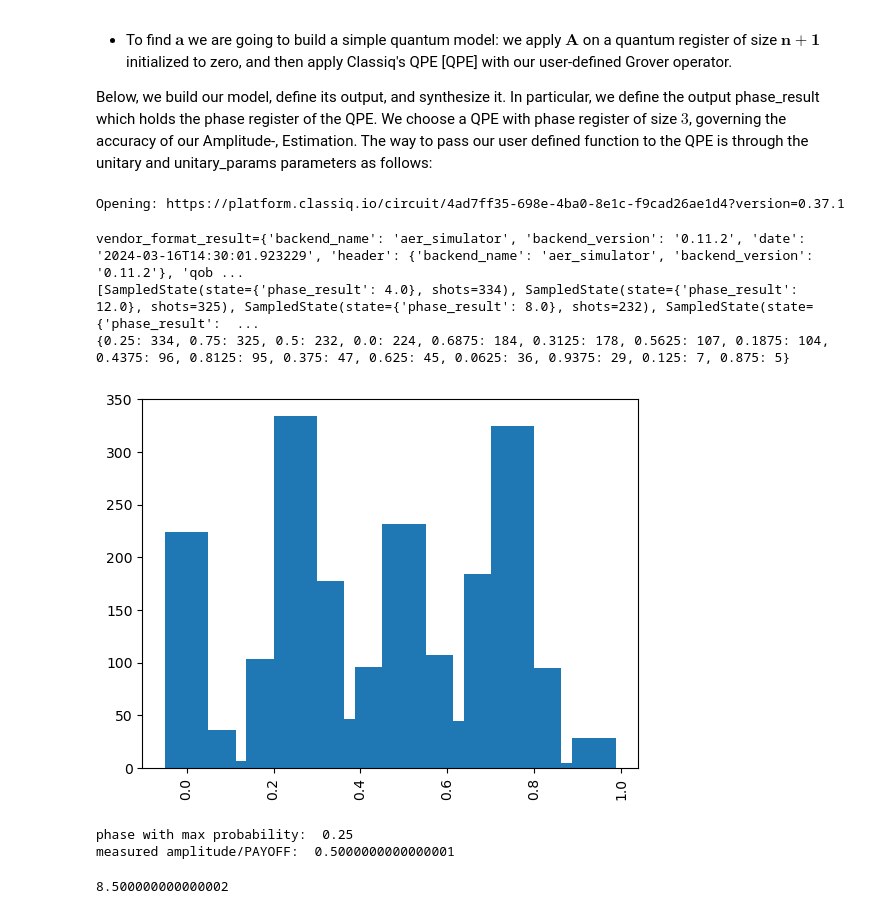
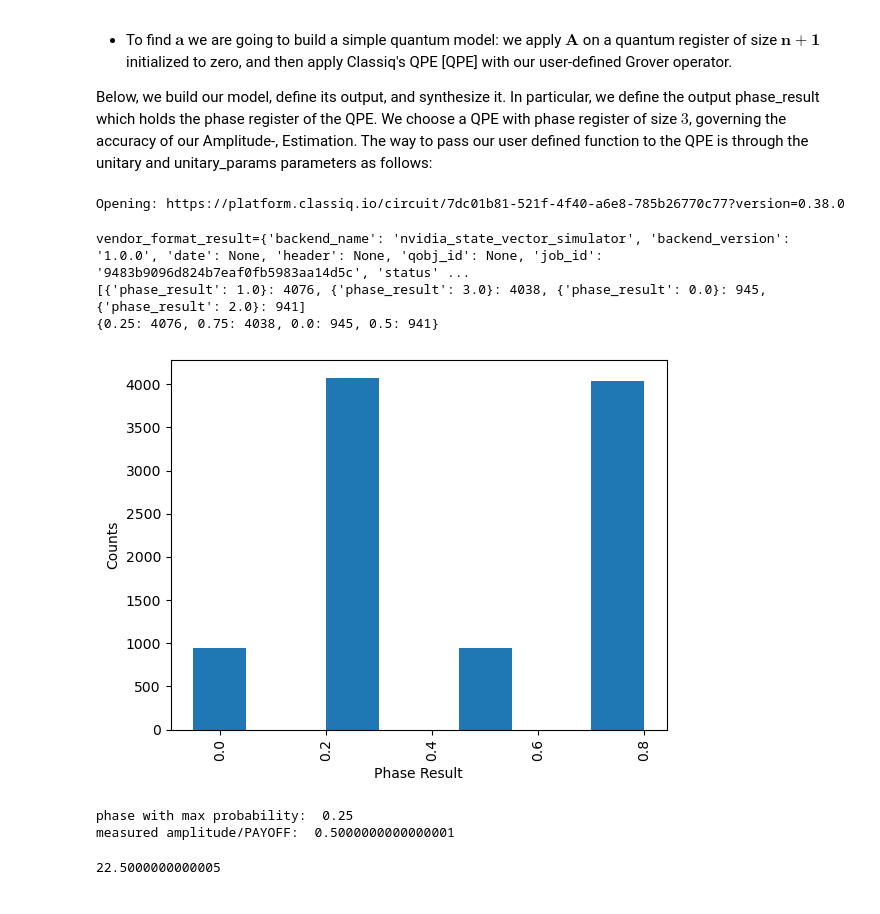
Before and after one commit to virajd98/-QPE-for-Option-Pricing, a Jupyter notebook: DRAFTOPTIONPRICING.ipynb, the cells around one changed output. Saved outputs shown, nothing was run; the diff lists cells and outputs as text; code cells hidden in the pictures.

Commit message:
Codes for OptionPricing Using Classiq

```diff
--- a/DRAFTOPTIONPRICING.ipynb
+++ b/DRAFTOPTIONPRICING.ipynb
@@ -177,14 +219,18 @@ Next, we will bring these two blocks together and define a single function that
 qmci_library = FunctionLibrary()
 function_generator =  FunctionGenerator(function_name="state_amp_load")
 
-sp_num_qubits = 2
+sp_num_qubits = 4
 
 #number of possible option prices is equal to 2^{number of qubits}. Here we consider 4 possible option price paths
 
 input_dict = function_generator.create_inputs({"io": QUInt[sp_num_qubits], "ind": QUInt[1]})
-probabilities= [0.20, 0.35, 0.25, 0.20]
 
-#specifying the probabilities of 4 price paths- this has been taken from a log-normal distribution with mean = 0.01 and std_dev = 0.1
+# probabilities= [0.04,0.20,0.17,0.25,0.08,0.05,0.18,0.03]
+# probabilities= [0.20, 0.35, 0.25, 0.20]
+probabilities= [0.08972296476751619, 0.14160400443833823, 0.004591904593503949, 0.0025849492385753257, 0.000412536996413045,
+                0.13879875157962435, 0.145136994869442, 0.14292694659244012, 0.04989719353227745, 0.11666034475763092, 0.05851399168231937,
+                0.015049274997940235, 0.00039851687361475217, 0.06655279495814703, 0.027148830122216937, 1.1102230246251565e-16]
+
 
 sp_params = StatePreparation(
     probabilities=probabilities, error_metric={"KL": {"upper_bound": 0.00}}
@@ -195,10 +241,10 @@ sp_output = function_generator.StatePreparation(
 #the in_wires argument soecifies the input register to the StatePreparation operation
 
 amplitude_loading_params = PiecewiseLinearAmplitudeLoading(
-    num_qubits=2,
-    breakpoints=[45, 70, 87.5],
+    num_qubits=4,
+    breakpoints=[45, 70, 115],
     affine_maps=[{"offset": 0, "slope": 0}, {"offset": -70, "slope": 1}],
-    rescaling_factor=0.5)
+    rescaling_factor=0.005)
 
 al_output = function_generator.PiecewiseLinearAmplitudeLoading(
     params=amplitude_loading_params, strict_zero_ios=False, in_wires={"state":sp_output["OUT"], "target": input_dict["ind"]}
@@ -380,12 +425,15 @@ Below, we build our model, define its output, and synthesize it. In particular,
 # %%
 #APPLYING AMPLITUDE ESTIMATION (AE) WITH QUANTUM PHASE ESTIMATION (QPE)
 
-n_qpe = 4
+n_qpe = 2
 constraints = Constraints(
-    max_width=25,
-    max_depth=10000,
-)
+    max_width=30)
 
+#optimization_parameter=OptimizationParameter.DEPTH
+#optimization_timeout_seconds= 2000
+preferences = Preferences(timeout_seconds= 2500)
+backend_preferences = ClassiqBackendPreferences(backend_name="nvidia_state_vector_simulator")
+execution_preferences=ExecutionPreferences(num_shots=10000, backend_preferences=backend_preferences)
 model = Model()
 model.include_library(qmci_library)
 sp_output = model.state_amp_load()
@@ -400,52 +448,54 @@ qpe_out = model.PhaseEstimation(
 model.set_outputs({"phase_result": qpe_out["PHASE_ESTIMATION"]})
 serialized_model = model.get_model()
 serialized_model_constraints = set_constraints(serialized_model, constraints)
-qprog= synthesize(serialized_model_constraints)
+serialized_model_pref = set_preferences(serialized_model_constraints, preferences)
+serialized_model_ex_pref = set_execution_preferences(serialized_model_pref, execution_preferences)
+qprog= synthesize(serialized_model_ex_pref)
 show(qprog)
 # %% [output]
-Opening: https://platform.classiq.io/circuit/4ad7ff35-698e-4ba0-8e1c-f9cad26ae1d4?version=0.37.1
+Opening: https://platform.classiq.io/circuit/7dc01b81-521f-4f40-a6e8-785b26770c77?version=0.38.0
 # %%
 results = execute(qprog).result()
-
-from classiq.execution import ExecutionDetails
-
 res = results[0].value
 
 print(res)
 
 phases_counts = res.parsed_counts
 
 print(phases_counts)
 
 ## mapping between register string to phases
 phases_counts = dict(
     (sampled_state.state["phase_result"] / 2**n_qpe, sampled_state.shots)
     for sampled_state in res.parsed_counts
 )
 
 print(phases_counts)
 
+
 plt.bar(phases_counts.keys(), phases_counts.values(), width=0.1)
+plt.xlabel('Phase Result')
+plt.ylabel('Counts')
 plt.xticks(rotation=90)
 plt.show()
 print("phase with max probability: ", max(phases_counts, key=phases_counts.get))
 
 print(
     "measured amplitude/PAYOFF: ",
     np.sin(np.pi * max(phases_counts, key=phases_counts.get)) ** 2,
 )
 # %% [output]
-vendor_format_result={'backend_name': 'aer_simulator', 'backend_version': '0.11.2', 'date': '2024-03-16T14:30:01.923229', 'header': {'backend_name': 'aer_simulator', 'backend_version': '0.11.2'}, 'qob ...
-[SampledState(state={'phase_result': 4.0}, shots=334), SampledState(state={'phase_result': 12.0}, shots=325), SampledState(state={'phase_result': 8.0}, shots=232), SampledState(state={'phase_result':  ...
-{0.25: 334, 0.75: 325, 0.5: 232, 0.0: 224, 0.6875: 184, 0.3125: 178, 0.5625: 107, 0.1875: 104, 0.4375: 96, 0.8125: 95, 0.375: 47, 0.625: 45, 0.0625: 36, 0.9375: 29, 0.125: 7, 0.875: 5}
+vendor_format_result={'backend_name': 'nvidia_state_vector_simulator', 'backend_version': '1.0.0', 'date': None, 'header': None, 'qobj_id': None, 'job_id': '9483b9096d824b7eaf0fb5983aa14d5c', 'status' ...
+[{'phase_result': 1.0}: 4076, {'phase_result': 3.0}: 4038, {'phase_result': 0.0}: 945, {'phase_result': 2.0}: 941]
+{0.25: 4076, 0.75: 4038, 0.0: 945, 0.5: 941}
-[figure, old version]
+[figure, new version]
 phase with max probability:  0.25
 measured amplitude/PAYOFF:  0.5000000000000001
 # %%
-scaled_expectation_value = 0.5000000000000001  # Probability of 1 after some execution
+scaled_expectation_value =  0.5000000000000001  # Probability of 1 after some execution
 expectation_value = amplitude_loading_params.compute_expectation_value(
     scaled_expectation_value
 )
 print(expectation_value)
 # %% [output]
-8.500000000000002
+22.5000000000005
```
Also changed, not shown: parts of 15 cells of this notebook.
